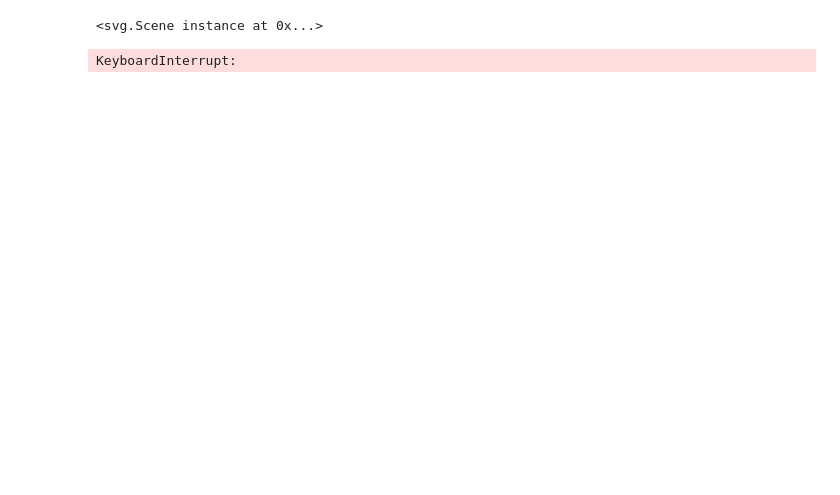
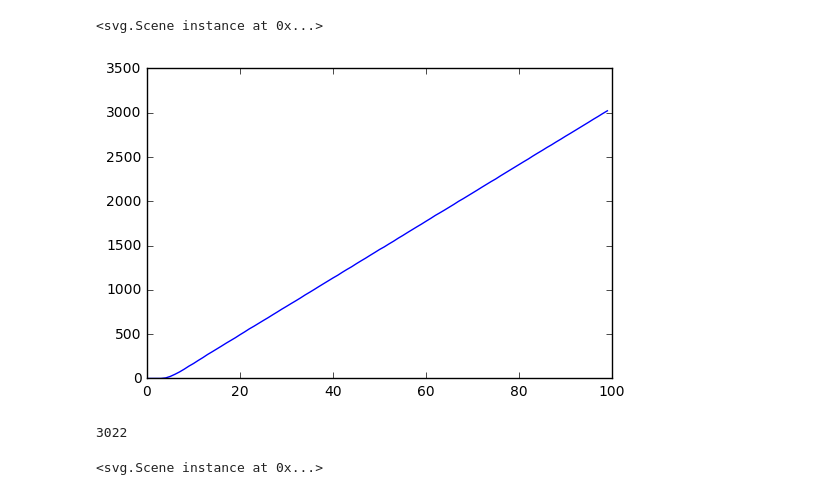
Before and after one commit to zhiqiangwan/HRI, a Jupyter notebook: CrowdRobot/CrowdSimulator.ipynb, the cells around one changed output. Saved outputs shown, nothing was run; the diff lists cells and outputs as text; code cells hidden in the pictures; blank space fills up the shorter version.

```diff
--- a/CrowdRobot/CrowdSimulator.ipynb
+++ b/CrowdRobot/CrowdSimulator.ipynb
@@ -6,6 +6,9 @@ import env
 from PedestrianClass import Pedestrian
 from euclid import Circle, Point2, Vector2, LineSegment2
 from IPython.display import clear_output, display, HTML
+import matplotlib.pyplot as plt
+
+from env import num_pedestrains
 
 crowd = []
 xsize = 8
@@ -16,15 +19,19 @@ ped_ra = 13
 ped_buffersize = 0.5
 ped_spdlimit = 1
 ped_outcount = 0
-ped_outflow = 0
+ped_outflow = []
 walls = [(Point2(0,0), Point2(xsize, 0)),
          (Point2(0,0), Point2(0, ysize)),
          (Point2(xsize/2, ysize/2), Point2(xsize, ysize/2)),
          (Point2(xsize/2, ysize/2), Point2(xsize/2, ysize))
         ]
 
-pos_rx = 0.5
-pos_ry = 2.5
+pos_rx = 1
+pos_ry = 2
+
+num_flowA = 150
+num_flowB = 150
+
 
 def build_scene():
     scene = svg.Scene((xsize*amp + 2*offset, ysize*amp + 2*offset + 40))
@@ -52,7 +59,7 @@ def add_ped(num1, num2):
         ped = Pedestrian(np.array([posX]), np.array([posY]), c='red')
         crowd.append(ped)
 
-def move_crowd():
+def move_crowd(robot_flag):
     # check, remove and add
     global ped_outcount, ped_outflow
     to_remove = []
@@ -67,7 +74,7 @@ def move_crowd():
                 numred += 1
     ped_outcount += numblue + numred
     if step % 10 ==0:
-        ped_outflow = ped_outcount
+        ped_outflow.append(ped_outcount)
         ped_outcount = 0
 
     if to_remove is not None:
@@ -104,11 +111,14 @@ def move_crowd():
     f_hhi_y = np.expand_dims( np.sum(f_hhi_matrix_y, axis=0), 1)
 
     f_hwi_x, f_hwi_y = env.human_wall_force(pos_x, pos_y)
-    f_hri_x, f_hri_y = env.human_robot_force(pos_x, pos_y, pos_rx, pos_ry)
     f_sd_x, f_sd_y = env.self_driven_force(pos_x, pos_y, vel_x, vel_y)
-
-    f_comb_x = f_sd_x + f_hwi_x + f_hhi_x + f_hri_x
-    f_comb_y = f_sd_y + f_hwi_y + f_hhi_y + f_hri_y
+    if robot_flag:
+        f_hri_x, f_hri_y = env.human_robot_force(pos_x, pos_y, pos_rx, pos_ry)
+        f_comb_x = f_sd_x + f_hwi_x + f_hhi_x + f_hri_x
+        f_comb_y = f_sd_y + f_hwi_y + f_hhi_y + f_hri_y
+    else:
+        f_comb_x = f_sd_x + f_hwi_x + f_hhi_x
+        f_comb_y = f_sd_y + f_hwi_y + f_hhi_y
 
     for i, ped in enumerate(crowd):
         m = 1
@@ -123,20 +133,42 @@ def render_scene(scene):
     scene.add(svg.Circle(robot_o, radius = ped_ra, color='black'))
 
     # write text
-    text = 'Ped outflow  ' + str(ped_outflow)
-    scene.add(svg.Text((400,500), text, 20))
+#     text = 'Ped outflow  ' + str(ped_outflow)
+#     scene.add(svg.Text((400,500), text, 20))
     clear_output(wait=True)
     display(scene)
 # %%
 crowd = []
-add_ped(100, 100)
-numstep = 10000
+add_ped(num_flowB, num_flowA)
+numstep = 1000
 for step in range(numstep):
-    move_crowd()
+    move_crowd(True)
     scene = build_scene()
     render_scene(scene)
-    time.sleep(0.02)
+    #time.sleep(0.01)
     #print step
 # %% [output]
 <svg.Scene instance at 0x...>
-KeyboardInterrupt:
+# %%
+accum_flow = []
+for time_sec in range(len(ped_outflow)):
+    accum_flow.append( sum(ped_outflow[:time_sec]) )
+plt.plot(range(len(ped_outflow)), accum_flow)
+plt.show()
+ped_outflow = []
+print accum_flow[-1]
+# %% [output]
+[figure, added]
+3022
+# %%
+crowd = []
+add_ped(num_flowB, num_flowA)
+numstep = 1000
+for step in range(numstep):
+    move_crowd(False)
+    scene = build_scene()
+    render_scene(scene)
+    #time.sleep(0.01)
+    #print step
+# %% [output]
+<svg.Scene instance at 0x...>
```
Also changed, not shown: parts of 1 cell of this notebook, 2 other files.
